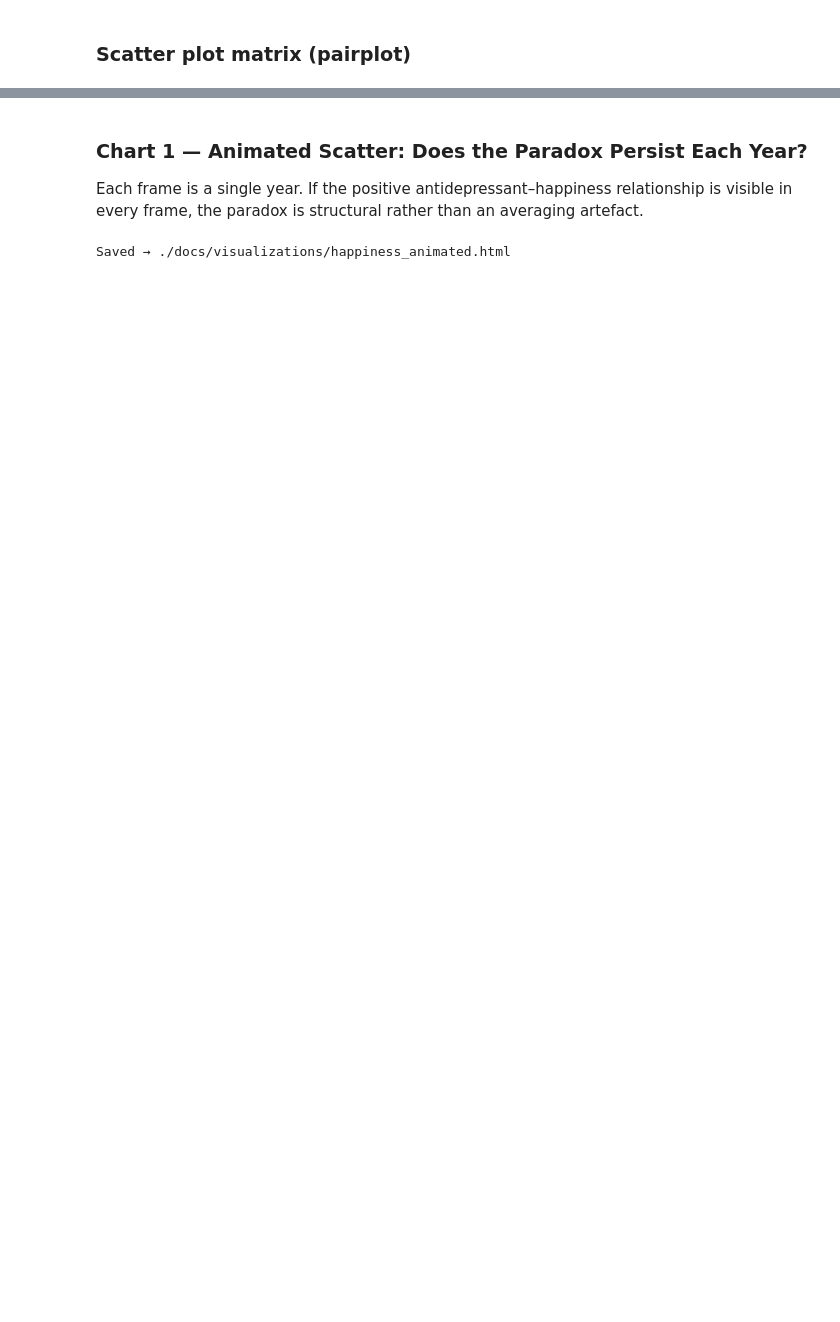
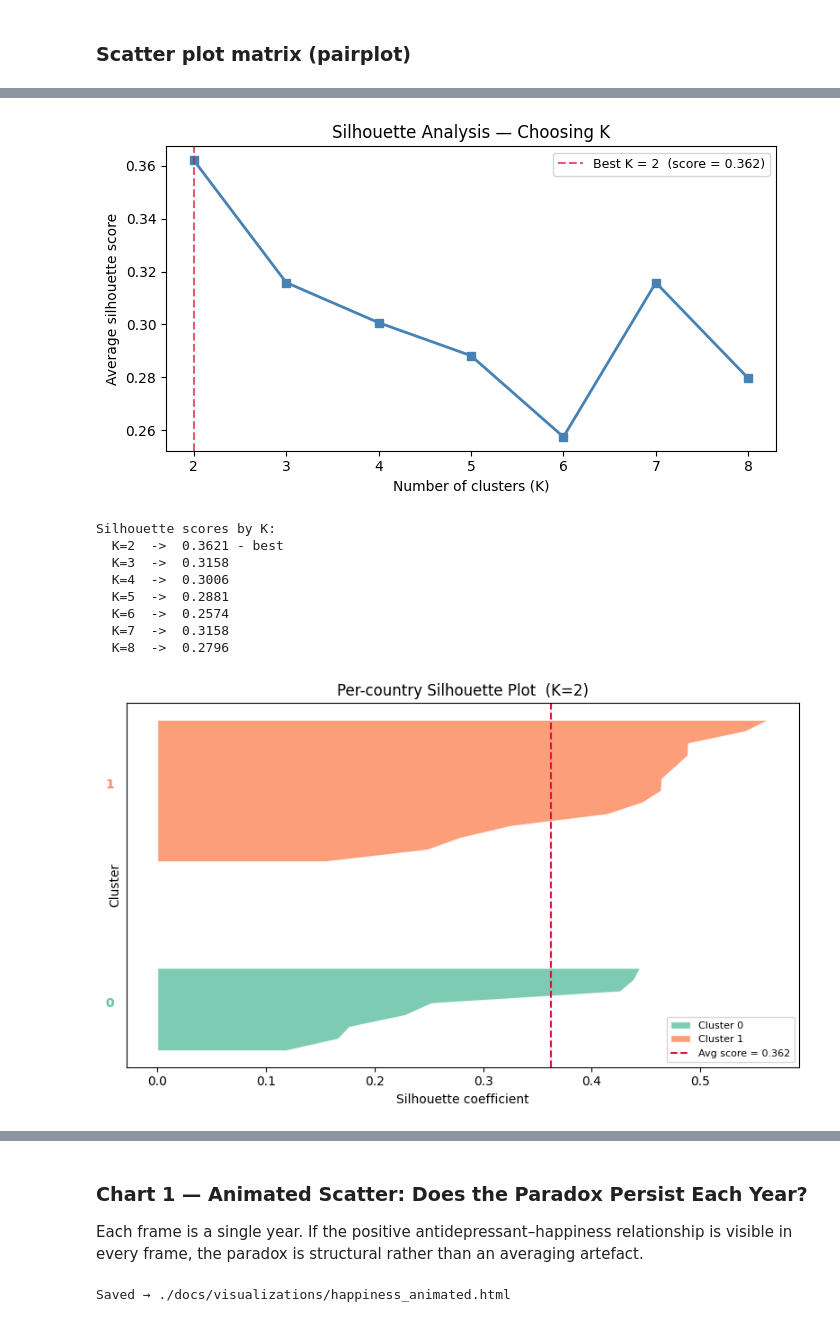
Before and after one commit to Jacopo00811/socialdata2026-project, a Jupyter notebook: HappinessRealorNot.ipynb, the cells around one changed output, grey strips where cells are left out. Drawn from its saved outputs; the diff is of its cells as text; code cells hidden in the pictures; blank space fills up the shorter version.

```diff
--- a/HappinessRealorNot.ipynb
+++ b/HappinessRealorNot.ipynb
@@ -513 +623,72 @@ plt.show()
+# %%
+
+# ── Silhouette analysis: average score per K ─────────────────
+sil_scores = []
+for k in K_range:
+    _km = KMeans(n_clusters=k, n_init=10, random_state=42)
+    _labels = _km.fit_predict(X_scaled)
+    sil_scores.append(silhouette_score(X_scaled, _labels))
+
+fig_sil, ax_sil = plt.subplots(figsize=(7, 4))
+ax_sil.plot(list(K_range), sil_scores, "s-", linewidth=2, color="steelblue")
+ax_sil.set_xlabel("Number of clusters (K)")
+ax_sil.set_ylabel("Average silhouette score")
+ax_sil.set_title("Silhouette Analysis — Choosing K")
+ax_sil.set_xticks(list(K_range))
+
+best_k_sil = list(K_range)[int(np.argmax(sil_scores))]
+ax_sil.axvline(best_k_sil, color="crimson", linestyle="--", alpha=0.7,
+               label=f"Best K = {best_k_sil}  (score = {max(sil_scores):.3f})")
+ax_sil.legend(fontsize=9)
+plt.tight_layout()
+fig_sil.savefig("./docs/images/silhouette_scores.png", dpi=150, bbox_inches="tight")
+plt.show()
+
+print("Silhouette scores by K:")
+for k, s in zip(K_range, sil_scores):
+    marker = " - best" if k == best_k_sil else ""
+    print(f"  K={k}  ->  {s:.4f}{marker}")
+
+# ── Per-country silhouette plot for the chosen K ─────────────
+_km_best = KMeans(n_clusters=best_k_sil, n_init=10, random_state=42)
+_labels_best = _km_best.fit_predict(X_scaled)
+_sil_vals = silhouette_samples(X_scaled, _labels_best)
+
+fig_sv, ax_sv = plt.subplots(figsize=(8, 5))
+y_lower = 10
+palette = ["#66c2a5", "#fc8d62", "#8da0cb", "#a6d854", "#ffd92f"]
+
+for cid in range(best_k_sil):
+    cluster_sil = np.sort(_sil_vals[_labels_best == cid])
+    size_c = cluster_sil.shape[0]
+    y_upper = y_lower + size_c
+    ax_sv.fill_betweenx(np.arange(y_lower, y_upper), 0, cluster_sil,
+                        facecolor=palette[cid], edgecolor="white", alpha=0.85,
+                        label=f"Cluster {cid}")
+    ax_sv.text(-0.04, y_lower + size_c / 2, str(cid), fontsize=10,
+               va="center", ha="right", color=palette[cid], fontweight="bold")
+    y_lower = y_upper + 8
+
+avg_score = silhouette_score(X_scaled, _labels_best)
+ax_sv.axvline(avg_score, color="crimson", linestyle="--", linewidth=1.5,
+              label=f"Avg score = {avg_score:.3f}")
+ax_sv.set_xlabel("Silhouette coefficient")
+ax_sv.set_ylabel("Cluster")
+ax_sv.set_yticks([])
+ax_sv.set_title(f"Per-country Silhouette Plot  (K={best_k_sil})")
+ax_sv.legend(fontsize=8, loc="lower right")
+plt.tight_layout()
+fig_sv.savefig("./docs/images/silhouette_per_country.png", dpi=150, bbox_inches="tight")
+plt.show()
+# %% [output]
+[figure, added]
+Silhouette scores by K:
+  K=2  ->  0.3621 - best
+  K=3  ->  0.3158
+  K=4  ->  0.3006
+  K=5  ->  0.2881
+  K=6  ->  0.2574
+  K=7  ->  0.3158
+  K=8  ->  0.2796
+[figure, added]
 # %%
```
Also changed, not shown: parts of 47 cells of this notebook, 27 other files.
